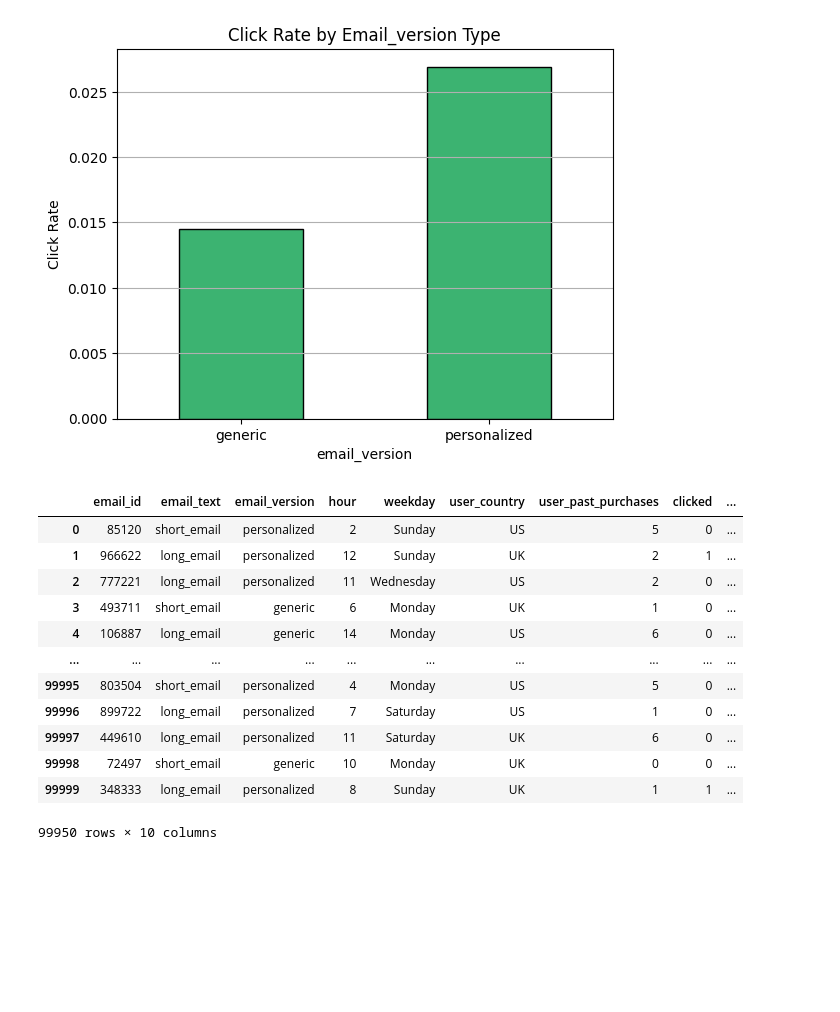
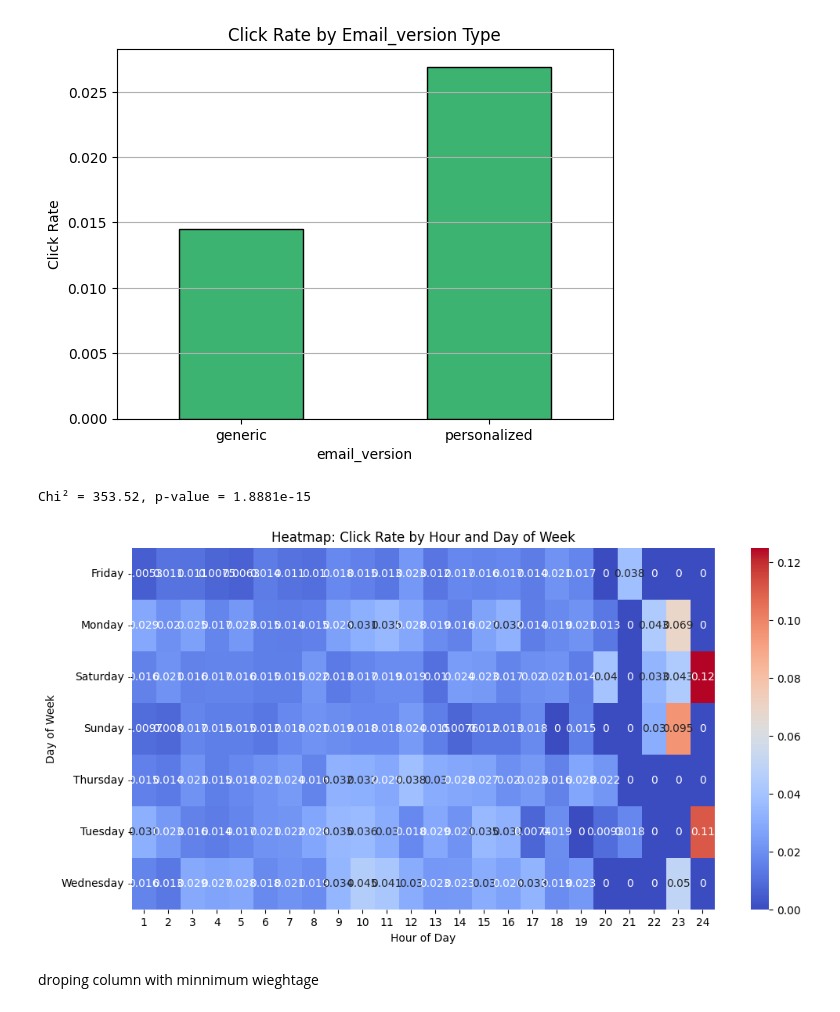
Before and after one commit to kokilagaurav/email_marketing_campaign, a Jupyter notebook: code.ipynb, the cells around one changed output. Cells and saved outputs as stored; diff of their text form; code cells hidden in the pictures; blank space fills up the shorter version.

```diff
--- a/code.ipynb
+++ b/code.ipynb
@@ -338,19 +335,22 @@ plt.grid(axis='y')
 plt.show()
 # %% [output]
 [figure]
+# %%
+contingency_table_hour_day = pd.crosstab([emails['hour'], emails['weekday']], emails['clicked'])
+chi2, p, dof, expected = chi2_contingency(contingency_table_hour_day)
+print(f"Chi² = {chi2:.2f}, p-value = {p:.4e}")
+# %% [output]
+Chi² = 353.52, p-value = 1.8881e-15
 # %%
-emails
+heatmap_data = emails.pivot_table(index='weekday', columns='hour', values='clicked', aggfunc='mean')
+
+plt.figure(figsize=(12, 6))
+sns.heatmap(heatmap_data, annot=True, cmap='coolwarm', cbar=True)
+plt.title("Heatmap: Click Rate by Hour and Day of Week")
+plt.xlabel("Hour of Day")
+plt.ylabel("Day of Week")
+plt.show()
 # %% [output]
-|  | email_id | email_text | email_version | hour | weekday | user_country | user_past_purchases | clicked | ... |
-| 0 | 85120 | short_email | personalized | 2 | Sunday | US | 5 | 0 | ... |
-| 1 | 966622 | long_email | personalized | 12 | Sunday | UK | 2 | 1 | ... |
-| 2 | 777221 | long_email | personalized | 11 | Wednesday | US | 2 | 0 | ... |
-| 3 | 493711 | short_email | generic | 6 | Monday | UK | 1 | 0 | ... |
-| 4 | 106887 | long_email | generic | 14 | Monday | US | 6 | 0 | ... |
-| ... | ... | ... | ... | ... | ... | ... | ... | ... | ... |
-| 99995 | 803504 | short_email | personalized | 4 | Monday | US | 5 | 0 | ... |
-| 99996 | 899722 | long_email | personalized | 7 | Saturday | US | 1 | 0 | ... |
-| 99997 | 449610 | long_email | personalized | 11 | Saturday | UK | 6 | 0 | ... |
-| 99998 | 72497 | short_email | generic | 10 | Monday | UK | 0 | 0 | ... |
-| 99999 | 348333 | long_email | personalized | 8 | Sunday | UK | 1 | 1 | ... |
-99950 rows × 10 columns
+[figure, added]
+# %% [markdown]
+droping column with minnimum wieghtage
```
Also changed, not shown: parts of 35 cells of this notebook, 1 other file.
